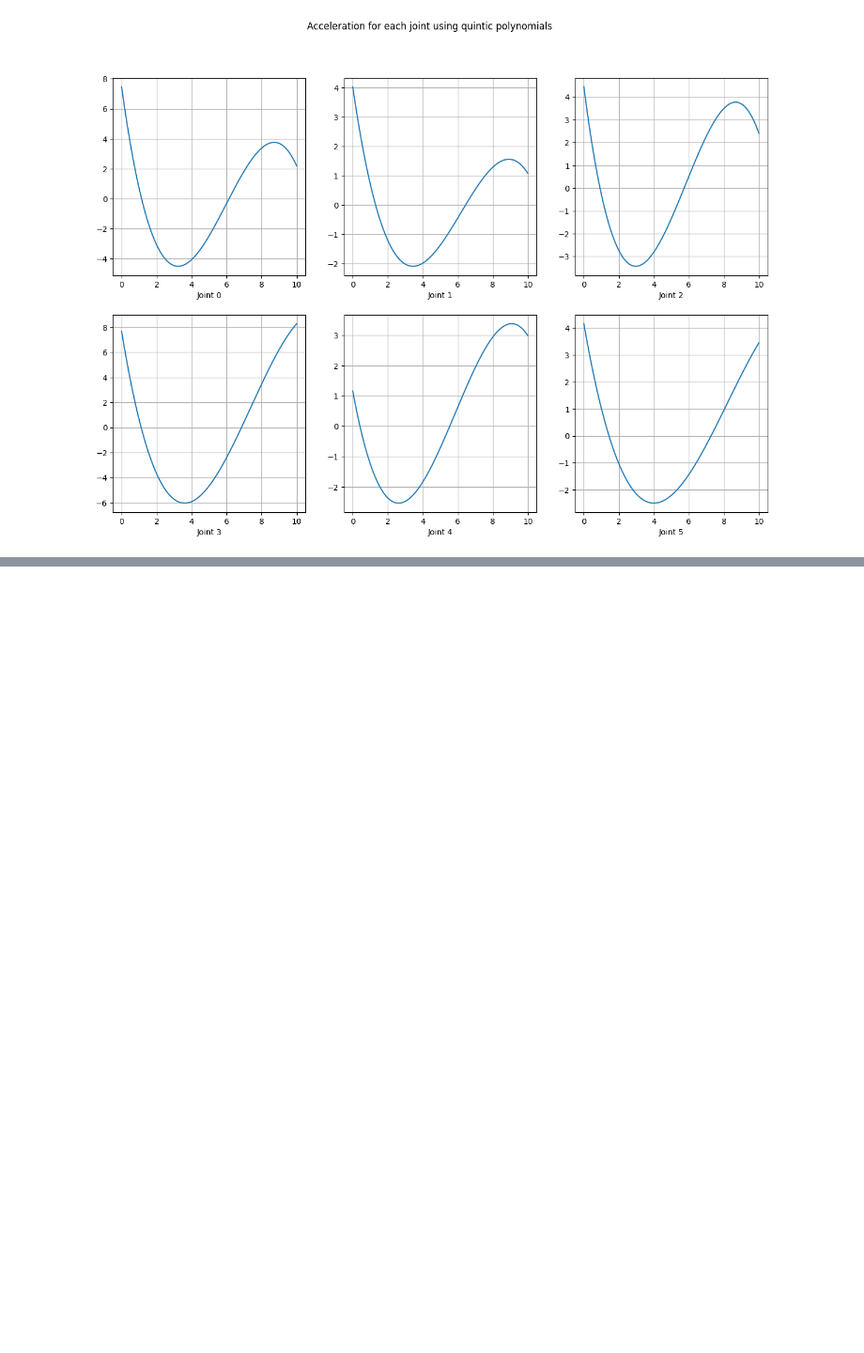
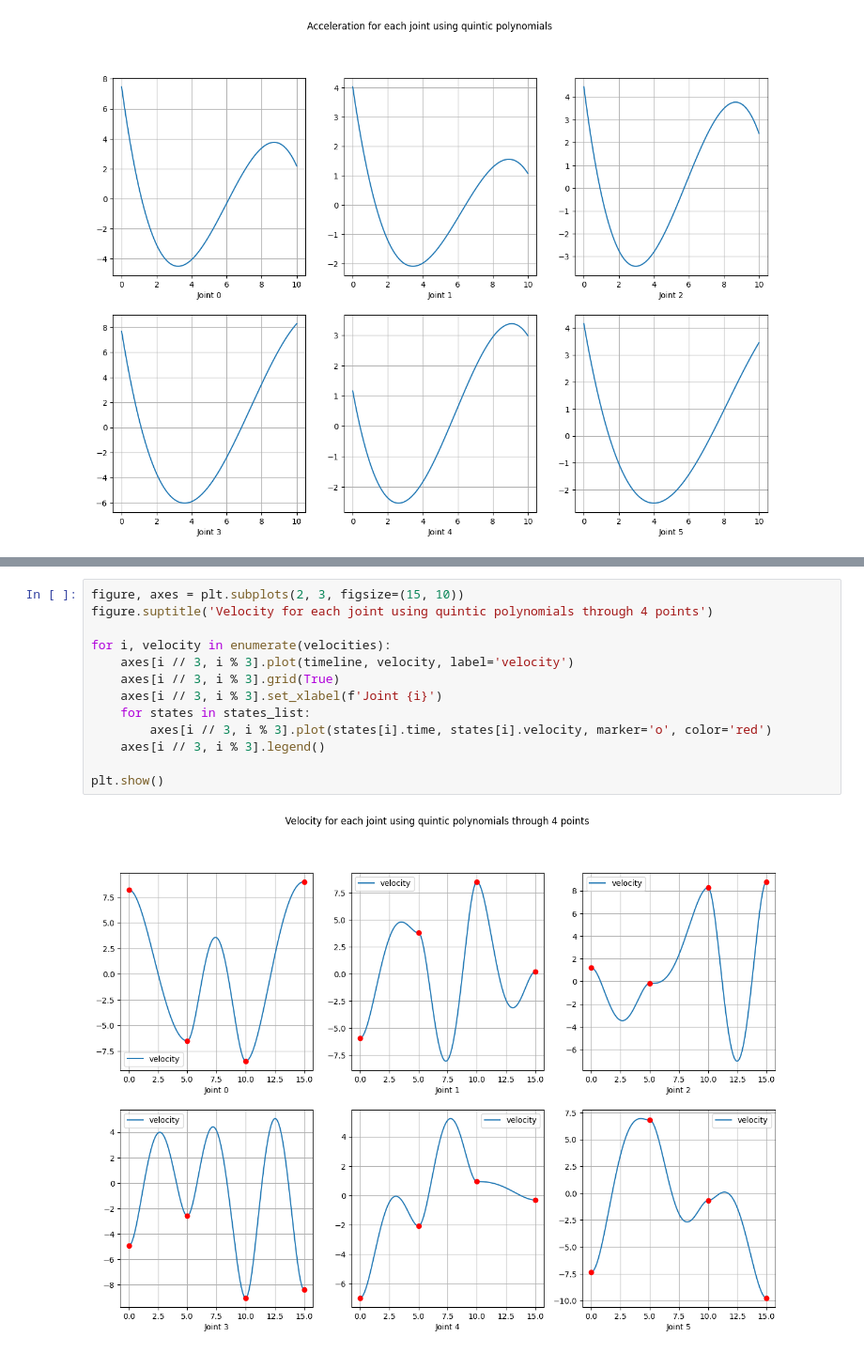
Before and after one commit to EveryoneHATEme/fundamentals_of_robotics, a Jupyter notebook: hw3/trajectory.ipynb, the cells around one changed output, grey strips where cells are left out. Shown at 94% size. Cells and saved outputs as stored; diff of their text form; blank space fills up the shorter version.

```diff
--- a/hw3/trajectory.ipynb
+++ b/hw3/trajectory.ipynb
@@ -667,0 +728,15 @@ plt.show()
+# %%
+figure, axes = plt.subplots(2, 3, figsize=(15, 10))
+figure.suptitle('Velocity for each joint using quintic polynomials through 4 points')
+
+for i, velocity in enumerate(velocities):
+    axes[i // 3, i % 3].plot(timeline, velocity, label='velocity')
+    axes[i // 3, i % 3].grid(True)
+    axes[i // 3, i % 3].set_xlabel(f'Joint {i}')
+    for states in states_list:
+        axes[i // 3, i % 3].plot(states[i].time, states[i].velocity, marker='o', color='red')
+    axes[i // 3, i % 3].legend()
+
+plt.show()
+# %% [output]
+[figure, added]
```
Also changed, not shown: parts of 7 cells of this notebook.
